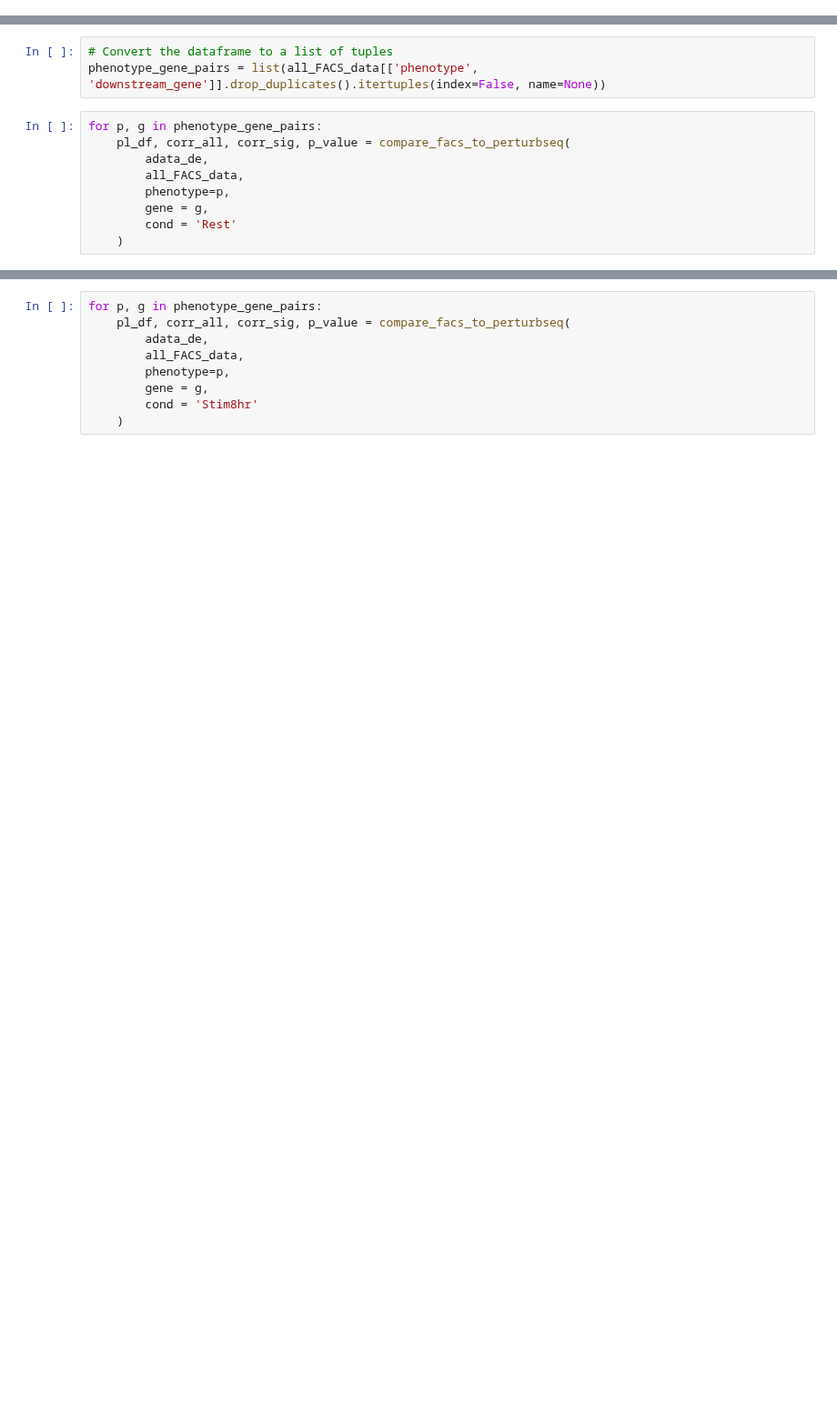
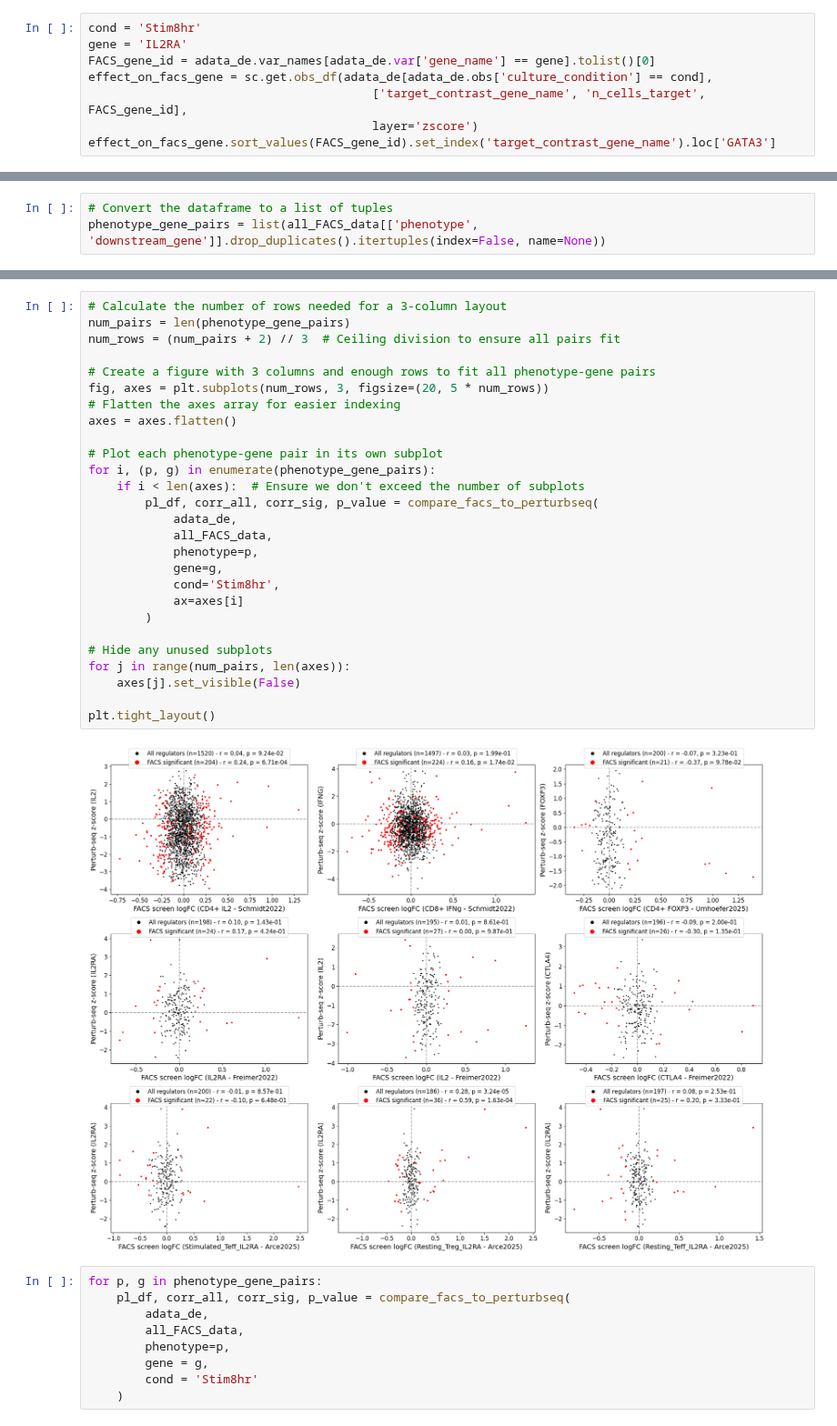
Before and after one commit to emdann/GWT_perturbseq_analysis_2025, a Jupyter notebook: src/3_DE_analysis/FACS_comparison.ipynb, the cells around one changed output, grey strips where cells are left out. Shown at 91% size. Drawn from its saved outputs; the diff is of its cells as text; blank space fills up the shorter version.

```diff
--- a/src/3_DE_analysis/FACS_comparison.ipynb
+++ b/src/3_DE_analysis/FACS_comparison.ipynb
@@ -336,3 +361,11 @@ Combined FACS data shape: (46811, 10)
 | 2 | CD3G | -2.6665 | 12 | 12 | 0 | 2.613800e-07 | CD4+ IL2 | CRISPRi | ... |
 | 3 | IL2 | -2.6101 | 12 | 11 | 0 | 2.613800e-07 | CD4+ IL2 | CRISPRi | ... |
 | 4 | CD3D | -2.4943 | 12 | 10 | 0 | 2.613800e-07 | CD4+ IL2 | CRISPRi | ... |
+# %%
+cond = 'Stim8hr'
+gene = 'IL2RA'
+FACS_gene_id = adata_de.var_names[adata_de.var['gene_name'] == gene].tolist()[0]
+effect_on_facs_gene = sc.get.obs_df(adata_de[adata_de.obs['culture_condition'] == cond],
+                                        ['target_contrast_gene_name', 'n_cells_target', FACS_gene_id],
+                                        layer='zscore')
+effect_on_facs_gene.sort_values(FACS_gene_id).set_index('target_contrast_gene_name').loc['GATA3']
@@ -467,12 +509,3 @@ def compare_facs_to_perturbseq(adata_de, FACS_phenotype_df, phenotype, gene, con
 # %%
 # Convert the dataframe to a list of tuples
 phenotype_gene_pairs = list(all_FACS_data[['phenotype', 'downstream_gene']].drop_duplicates().itertuples(index=False, name=None))
-# %%
-for p, g in phenotype_gene_pairs:
-    pl_df, corr_all, corr_sig, p_value = compare_facs_to_perturbseq(
-        adata_de,
-        all_FACS_data,
-        phenotype=p,
-        gene = g,
-        cond = 'Rest'
-    )
@@ -489,3 +512,32 @@ for p, g in phenotype_gene_pairs:
+# %%
+# Calculate the number of rows needed for a 3-column layout
+num_pairs = len(phenotype_gene_pairs)
+num_rows = (num_pairs + 2) // 3  # Ceiling division to ensure all pairs fit
+
+# Create a figure with 3 columns and enough rows to fit all phenotype-gene pairs
+fig, axes = plt.subplots(num_rows, 3, figsize=(20, 5 * num_rows))
+# Flatten the axes array for easier indexing
+axes = axes.flatten()
+
+# Plot each phenotype-gene pair in its own subplot
+for i, (p, g) in enumerate(phenotype_gene_pairs):
+    if i < len(axes):  # Ensure we don't exceed the number of subplots
+        pl_df, corr_all, corr_sig, p_value = compare_facs_to_perturbseq(
+            adata_de,
+            all_FACS_data,
+            phenotype=p,
+            gene=g,
+            cond='Stim8hr',
+            ax=axes[i]
+        )
+
+# Hide any unused subplots
+for j in range(num_pairs, len(axes)):
+    axes[j].set_visible(False)
+
+plt.tight_layout()
+# %% [output]
+[figure, added]
 # %%
 for p, g in phenotype_gene_pairs:
     pl_df, corr_all, corr_sig, p_value = compare_facs_to_perturbseq(
```
Also changed, not shown: parts of 9 cells of this notebook, 3 other files.
